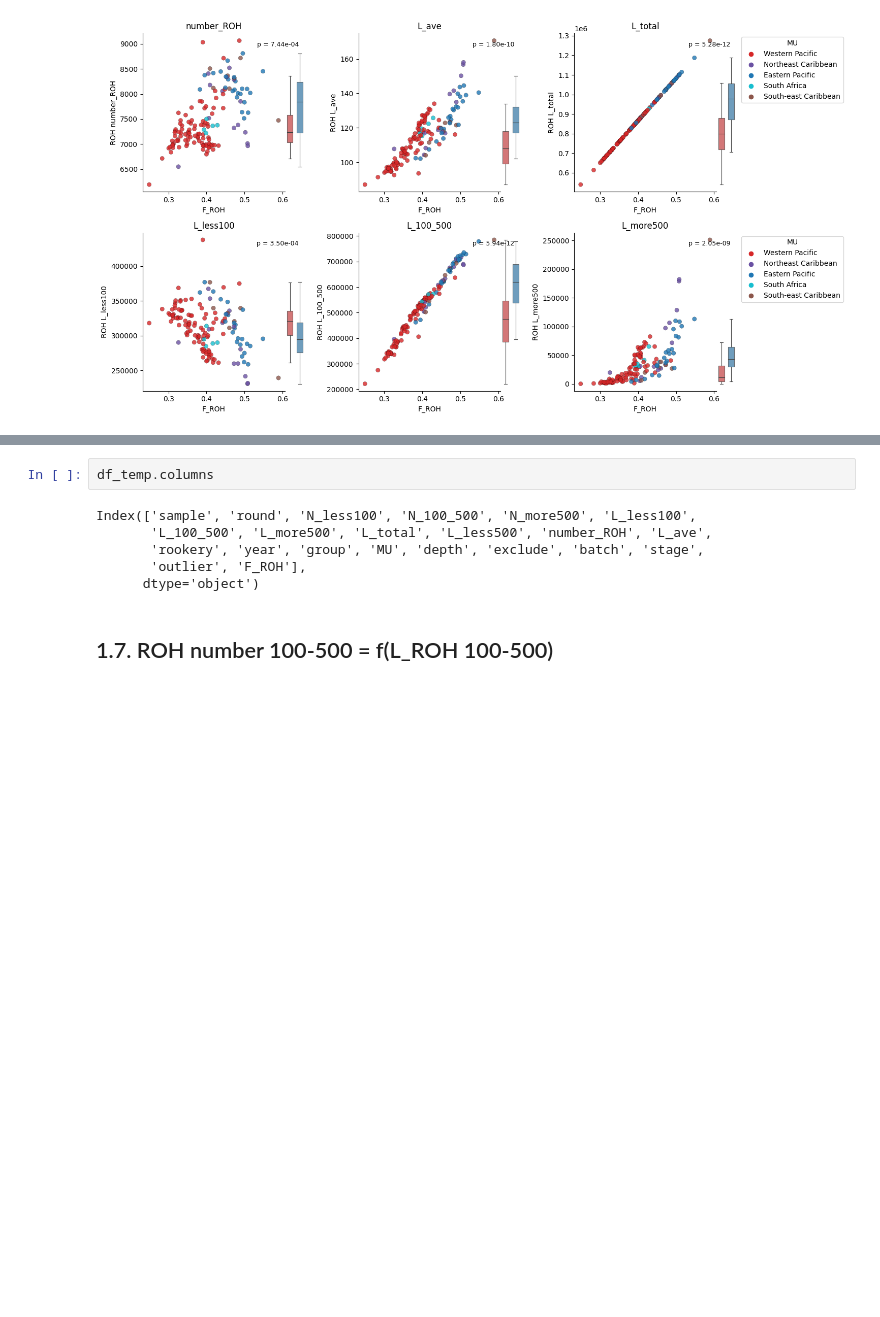
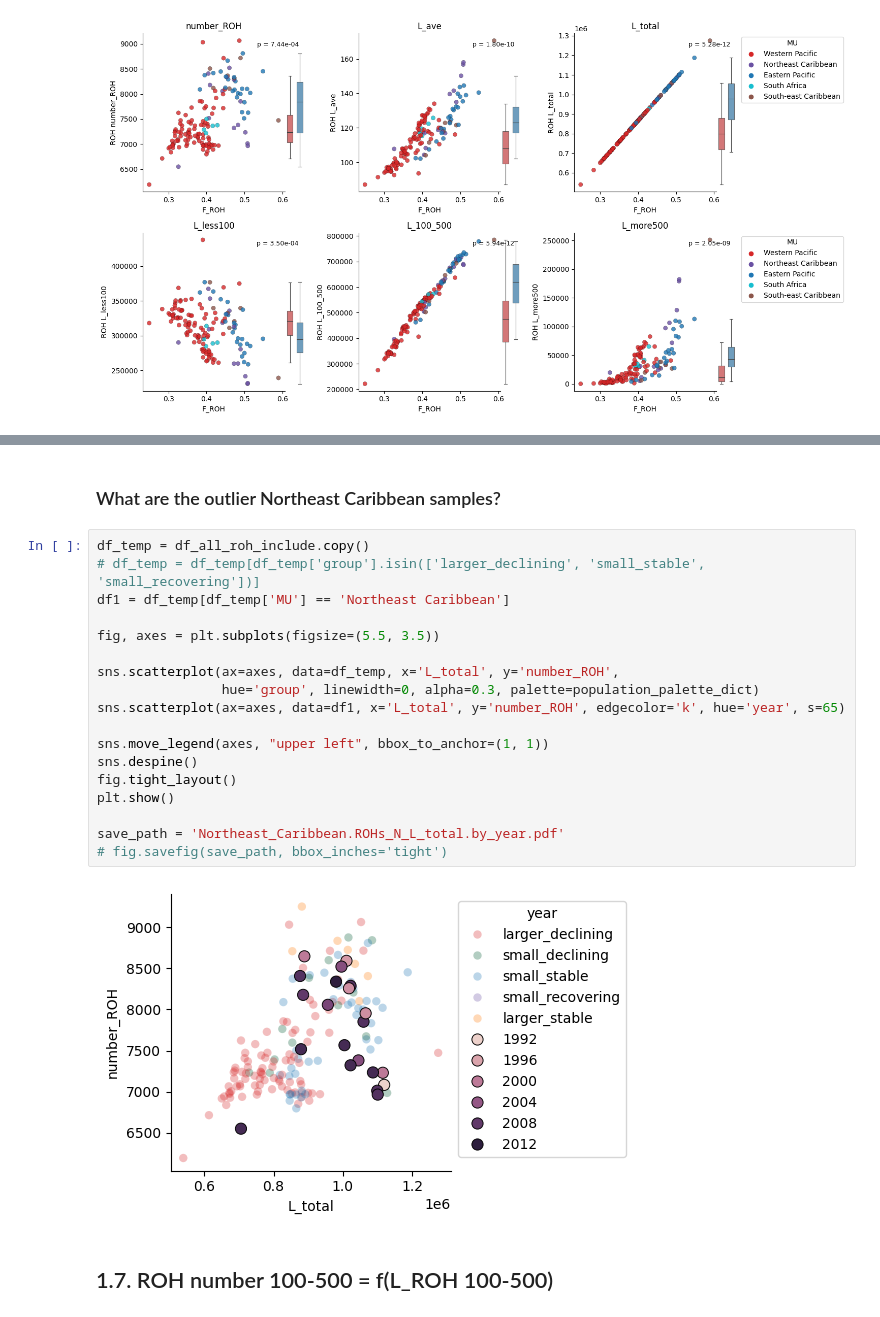
Before and after one commit to osipovarev/Leatherback_popgen, a Jupyter notebook: inbreeding_analysis.ipynb, the cells around one changed output, grey strips where cells are left out. Drawn from its saved outputs; the diff is of its cells as text; blank space fills up the shorter version.

```diff
--- a/inbreeding_analysis.ipynb
+++ b/inbreeding_analysis.ipynb
@@ -462,11 +449,25 @@ df_temp[(df_temp['number_ROH']<7500) &(df_temp['number_ROH']>7000) & (df_temp['L
-# %%
-df_temp.columns
-# %% [output]
-Index(['sample', 'round', 'N_less100', 'N_100_500', 'N_more500', 'L_less100',
-       'L_100_500', 'L_more500', 'L_total', 'L_less500', 'number_ROH', 'L_ave',
-       'rookery', 'year', 'group', 'MU', 'depth', 'exclude', 'batch', 'stage',
-       'outlier', 'F_ROH'],
-      dtype='object')
+# %% [markdown]
+### What are the outlier Northeast Caribbean samples?
+# %%
+df_temp = df_all_roh_include.copy()
+# df_temp = df_temp[df_temp['group'].isin(['larger_declining', 'small_stable', 'small_recovering'])]
+df1 = df_temp[df_temp['MU'] == 'Northeast Caribbean']
+
+fig, axes = plt.subplots(figsize=(5.5, 3.5))
+
+sns.scatterplot(ax=axes, data=df_temp, x='L_total', y='number_ROH',
+                hue='group', linewidth=0, alpha=0.3, palette=population_palette_dict)
+sns.scatterplot(ax=axes, data=df1, x='L_total', y='number_ROH', edgecolor='k', hue='year', s=65)
+
+sns.move_legend(axes, "upper left", bbox_to_anchor=(1, 1))
+sns.despine()
+fig.tight_layout()
+plt.show()
+
+save_path = 'Northeast_Caribbean.ROHs_N_L_total.by_year.pdf'
+# fig.savefig(save_path, bbox_inches='tight')
+# %% [output]
+[figure, added]
 # %% [markdown]
 ## 1.7. ROH number 100-500 = f(L_ROH 100-500)
 # %%
```
Also changed, not shown: parts of 1 cell of this notebook, 1 other file.
